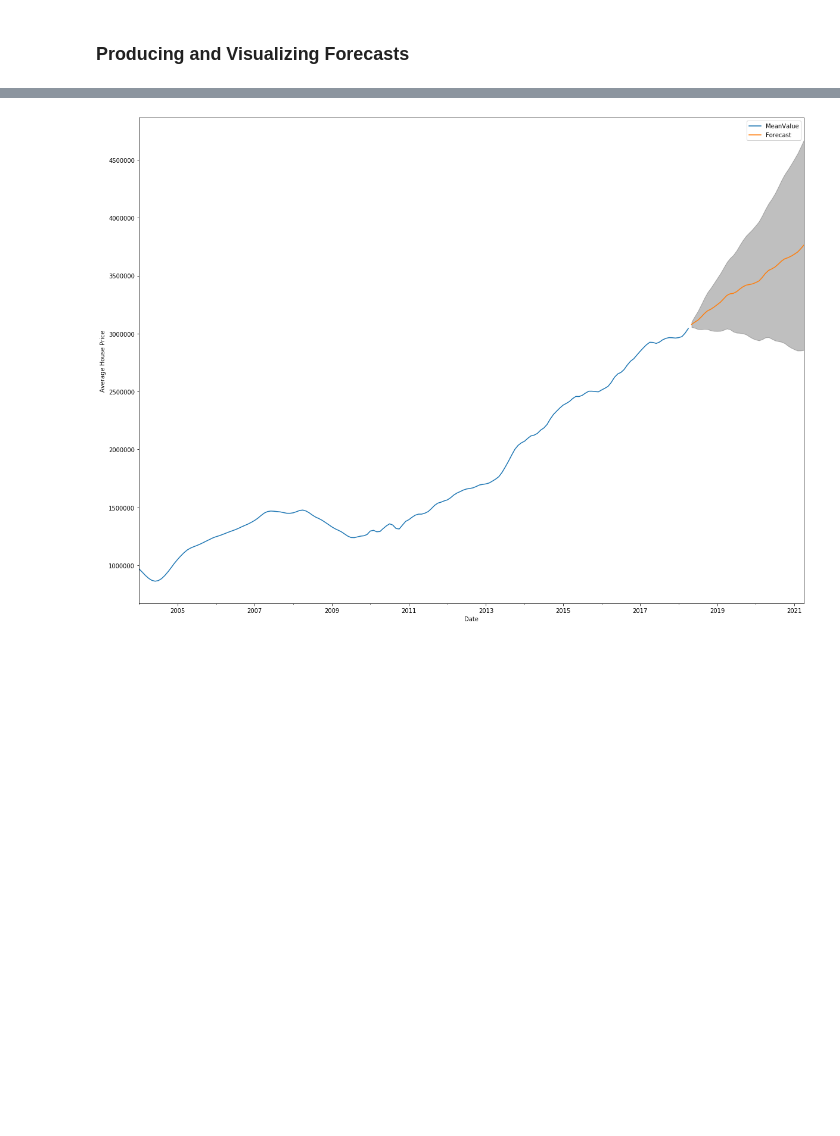
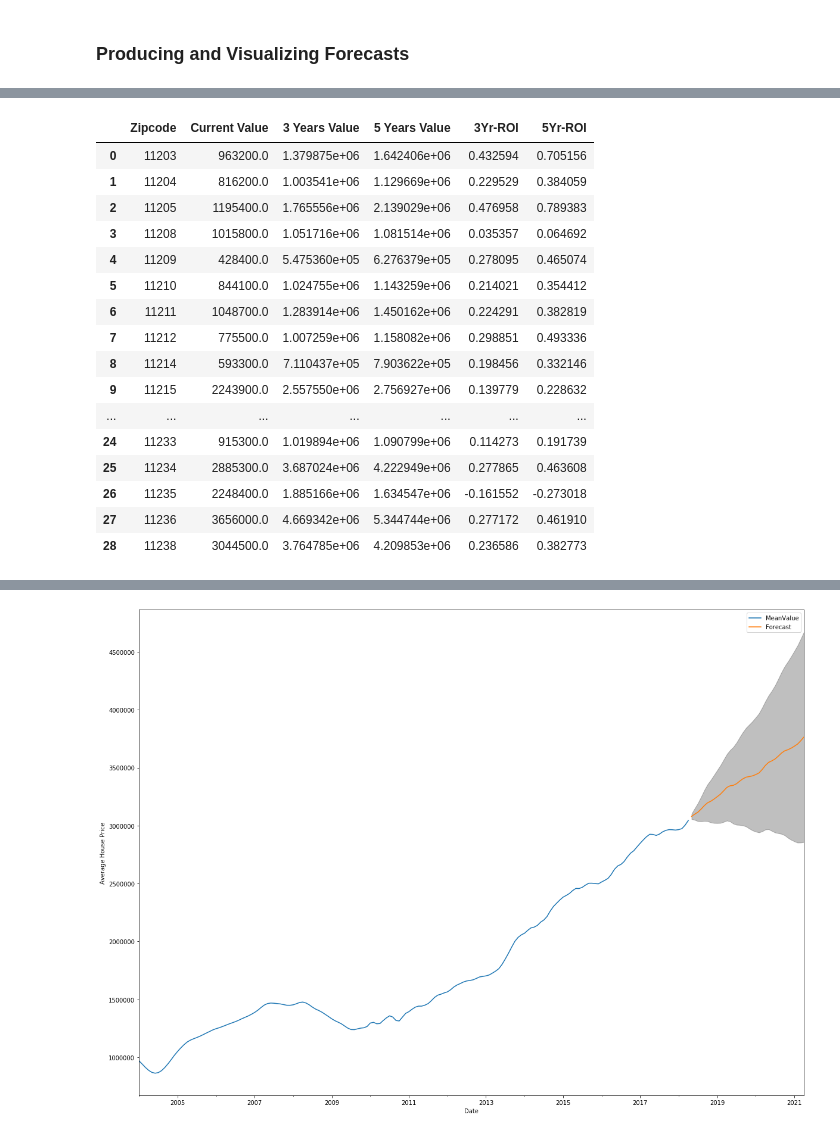
Before and after one commit to bonniema/House-Price-Prediction-with-Time-Series, a Jupyter notebook: mod_4_starter_notebook.ipynb, the cells around one changed output, grey strips where cells are left out. Drawn from its saved outputs; the diff is of its cells as text; code cells hidden in the pictures; blank space fills up the shorter version.

```diff
--- a/mod_4_starter_notebook.ipynb
+++ b/mod_4_starter_notebook.ipynb
@@ -522,0 +644,4 @@ summary_table
+# %%
+result = pd.DataFrame(ans, columns = ['name','pdq','pdqs','AIC'])
+# %%
+best_para = result.loc[result.groupby("name")["AIC"].idxmin()]
@@ -522,0 +668,16 @@ summary_table
+# %%
+# plug the optimal parameter values into a new SARIMAX model.
+
+for name, pdq, pdqs, df in zip(best_para['name'], best_para['pdq'], best_para['pdqs'], zip_dfs):
+
+    ARIMA_MODEL = sm.tsa.SARIMAX(df,
+                           order = pdq,
+                           seasonal_order = pdqs,
+                           enforce_stationarity = False,
+                           enforce_invertibility = False)
+
+    output = ARIMA_MODEL.fit()
+
+
+
+# Fit the model and print results
@@ -522,0 +740,46 @@ summary_table
+# %%
+#Final Model
+forecast_table = pd.DataFrame()
+current = []
+forecast_3Yr = []
+forecast_5Yr =[]
+for zipcode, output, df in zip(Zipcode, models, zip_dfs):
+    pred_3 = output.get_forecast(steps = 36)
+    pred_conf_3 = pred_3.conf_int()
+    forecast_3 = pred_3.predicted_mean.to_numpy()[-1]
+    pred_5 = output.get_forecast(steps = 60)
+    pred_conf_5 = pred_5.conf_int()
+    forecast_5 = pred_5.predicted_mean.to_numpy()[-1]
+    current.append(df['2018-04']['MeanValue'][0])
+    forecast_3Yr.append(forecast_3)
+    forecast_5Yr.append(forecast_5)
+
+forecast_table['Zipcode'] = Zipcode
+forecast_table['Current Value'] = current
+forecast_table['3 Years Value'] = forecast_3Yr
+forecast_table['5 Years Value'] = forecast_5Yr
+
+forecast_table
+
+forecast_table['3Yr-ROI']=(forecast_table['3 Years Value'] - forecast_table['Current Value'])/forecast_table['Current Value']
+forecast_table['5Yr-ROI']=(forecast_table['5 Years Value'] - forecast_table['Current Value'])/forecast_table['Current Value']
+
+forecast_table
+# %% [output]
+|  | Zipcode | Current Value | 3 Years Value | 5 Years Value | 3Yr-ROI | 5Yr-ROI |
+| 0 | 11203 | 963200.0 | 1.379875e+06 | 1.642406e+06 | 0.432594 | 0.705156 |
+| 1 | 11204 | 816200.0 | 1.003541e+06 | 1.129669e+06 | 0.229529 | 0.384059 |
+| 2 | 11205 | 1195400.0 | 1.765556e+06 | 2.139029e+06 | 0.476958 | 0.789383 |
+| 3 | 11208 | 1015800.0 | 1.051716e+06 | 1.081514e+06 | 0.035357 | 0.064692 |
+| 4 | 11209 | 428400.0 | 5.475360e+05 | 6.276379e+05 | 0.278095 | 0.465074 |
+| 5 | 11210 | 844100.0 | 1.024755e+06 | 1.143259e+06 | 0.214021 | 0.354412 |
+| 6 | 11211 | 1048700.0 | 1.283914e+06 | 1.450162e+06 | 0.224291 | 0.382819 |
+| 7 | 11212 | 775500.0 | 1.007259e+06 | 1.158082e+06 | 0.298851 | 0.493336 |
+| 8 | 11214 | 593300.0 | 7.110437e+05 | 7.903622e+05 | 0.198456 | 0.332146 |
+| 9 | 11215 | 2243900.0 | 2.557550e+06 | 2.756927e+06 | 0.139779 | 0.228632 |
+| ... | ... | ... | ... | ... | ... | ... |
+| 24 | 11233 | 915300.0 | 1.019894e+06 | 1.090799e+06 | 0.114273 | 0.191739 |
+| 25 | 11234 | 2885300.0 | 3.687024e+06 | 4.222949e+06 | 0.277865 | 0.463608 |
+| 26 | 11235 | 2248400.0 | 1.885166e+06 | 1.634547e+06 | -0.161552 | -0.273018 |
+| 27 | 11236 | 3656000.0 | 4.669342e+06 | 5.344744e+06 | 0.277172 | 0.461910 |
+| 28 | 11238 | 3044500.0 | 3.764785e+06 | 4.209853e+06 | 0.236586 | 0.382773 |
```
Also changed, not shown: parts of 24 cells of this notebook.
